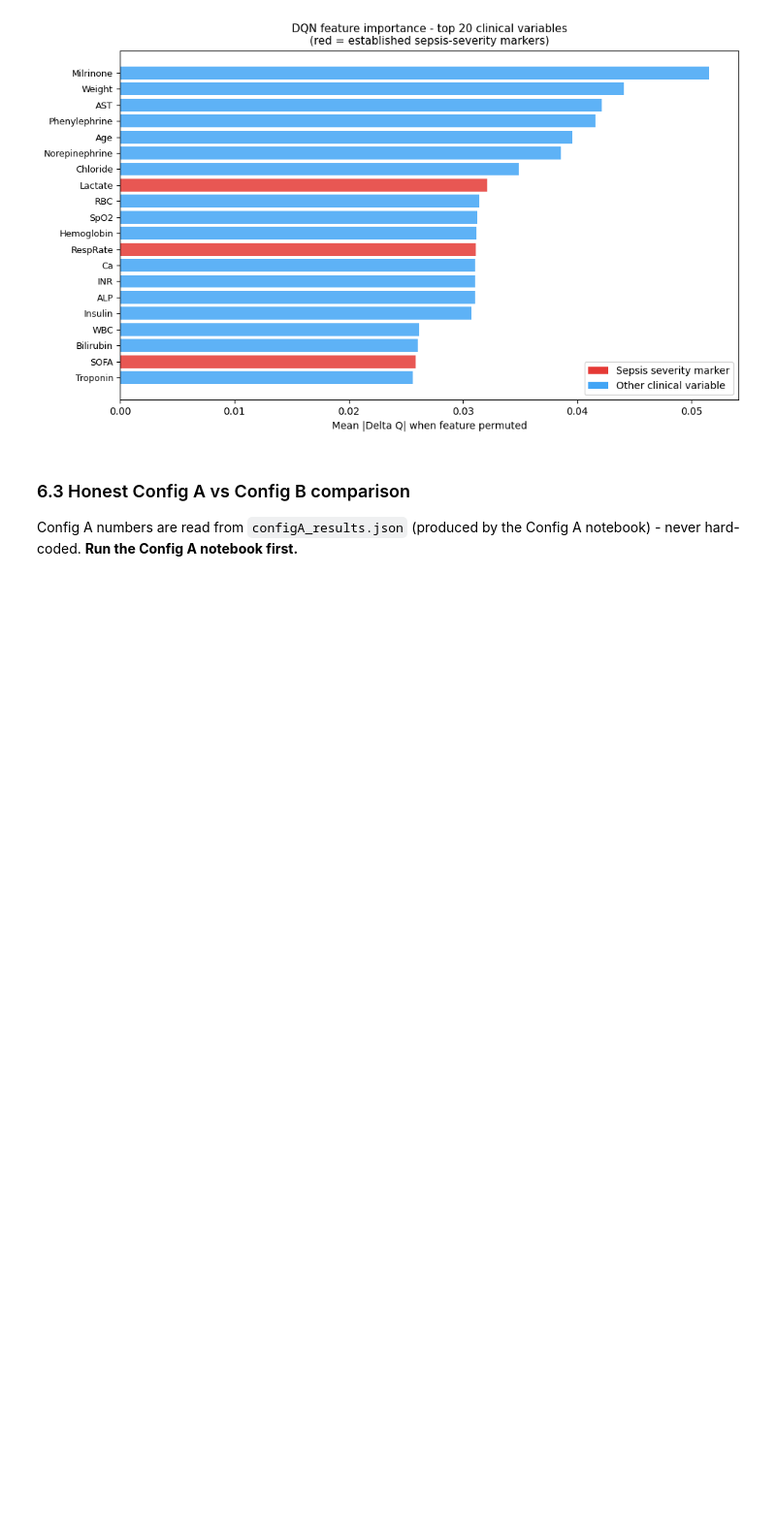
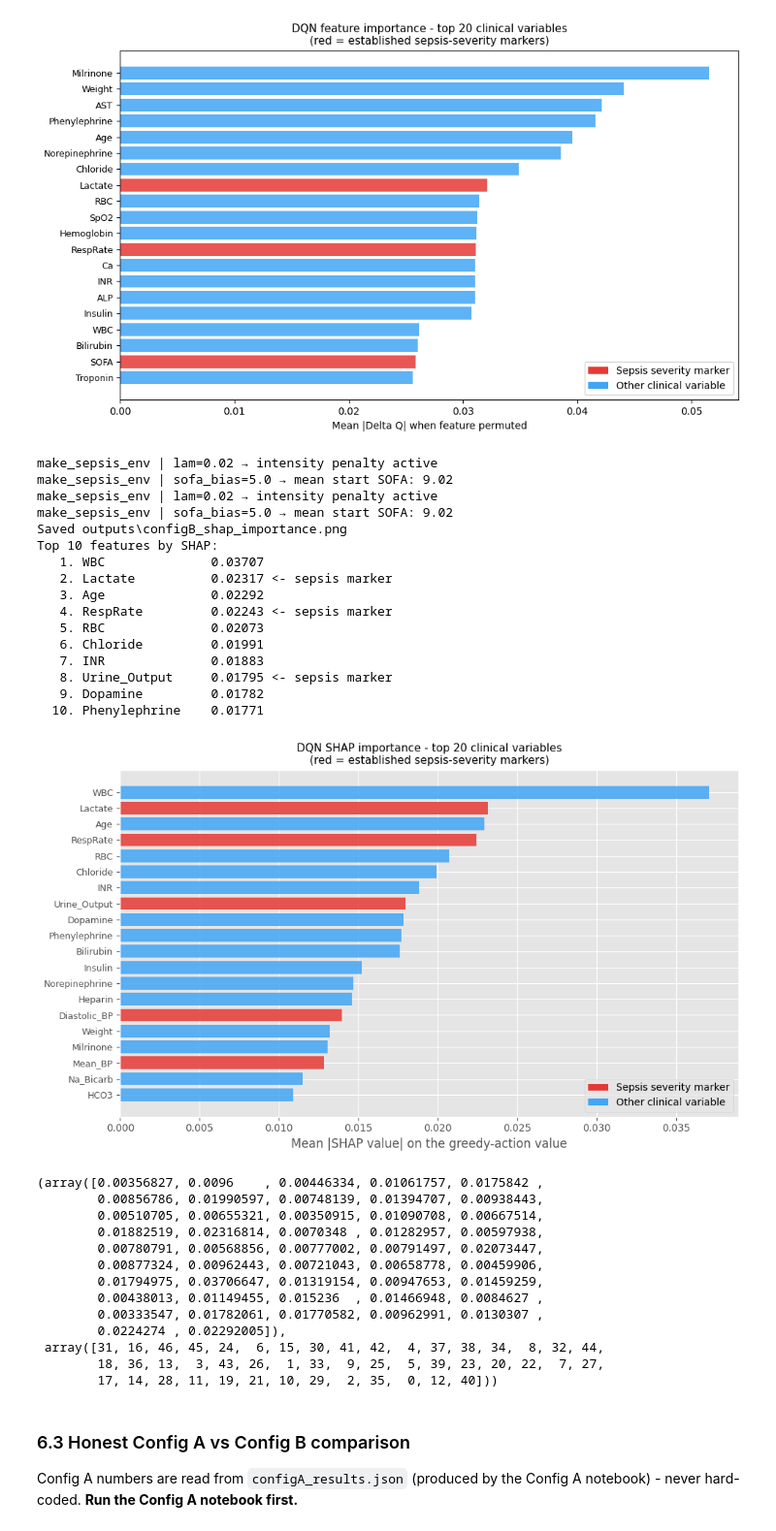
Before and after one commit to tiagoslantunes/rl-icu-sepsis, a Jupyter notebook: rl_sepsis_projectB.ipynb, the cells around one changed output. Shown at 97% size. Cells and saved outputs as stored; diff of their text form; code cells hidden in the pictures; blank space fills up the shorter version.

Commit message:
notebook(configB): add BC + SHAP extension cells, remove debug cell

```diff
--- a/rl_sepsis_projectB.ipynb
+++ b/rl_sepsis_projectB.ipynb
@@ -207,7 +207,7 @@ Saved outputs\configB_robustness_survival.png
 
 This section is intentionally disabled by default so the notebook can run end-to-end in a reasonable time. Set `RUN_OPTUNA=True` to run the short proxy search, and set `RUN_TUNED=True` only after Optuna if you want full-budget tuned training.
 # %%
-RUN_OPTUNA = True  # Set True only when you want the extra hyperparameter-search run.
+RUN_OPTUNA = False  # Set True only when you want the extra hyperparameter-search run.
 studies = {}
 
 if RUN_OPTUNA:
@@ -456,6 +456,40 @@ Top 10 decision-relevant features:
    9. RBC              0.03145
   10. SpO2             0.03121
 [figure]
+# %%
+
+srl.shap_importance_dqn('dqn_v2_1m', n_background=100, n_explain=300, top_n=20)
+# %% [output]
+make_sepsis_env | lam=0.02 → intensity penalty active
+make_sepsis_env | sofa_bias=5.0 → mean start SOFA: 9.02
+make_sepsis_env | lam=0.02 → intensity penalty active
+make_sepsis_env | sofa_bias=5.0 → mean start SOFA: 9.02
+Saved outputs\configB_shap_importance.png
+Top 10 features by SHAP:
+   1. WBC              0.03707
+   2. Lactate          0.02317 <- sepsis marker
+   3. Age              0.02292
+   4. RespRate         0.02243 <- sepsis marker
+   5. RBC              0.02073
+   6. Chloride         0.01991
+   7. INR              0.01883
+   8. Urine_Output     0.01795 <- sepsis marker
+   9. Dopamine         0.01782
+  10. Phenylephrine    0.01771
+[figure, added]
+(array([0.00356827, 0.0096    , 0.00446334, 0.01061757, 0.0175842 ,
+        0.00856786, 0.01990597, 0.00748139, 0.01394707, 0.00938443,
+        0.00510705, 0.00655321, 0.00350915, 0.01090708, 0.00667514,
+        0.01882519, 0.02316814, 0.0070348 , 0.01282957, 0.00597938,
+        0.00780791, 0.00568856, 0.00777002, 0.00791497, 0.02073447,
+        0.00877324, 0.00962443, 0.00721043, 0.00658778, 0.00459906,
+        0.01794975, 0.03706647, 0.01319154, 0.00947653, 0.01459259,
+        0.00438013, 0.01149455, 0.015236  , 0.01466948, 0.0084627 ,
+        0.00333547, 0.01782061, 0.01770582, 0.00962991, 0.0130307 ,
+        0.0224274 , 0.02292005]),
+ array([31, 16, 46, 45, 24,  6, 15, 30, 41, 42,  4, 37, 38, 34,  8, 32, 44,
+        18, 36, 13,  3, 43, 26,  1, 33,  9, 25,  5, 39, 23, 20, 22,  7, 27,
+        17, 14, 28, 11, 19, 21, 10, 29,  2, 35,  0, 12, 40]))
 # %% [markdown]
 ### 6.3 Honest Config A vs Config B comparison
 
```
Also changed, not shown: parts of 2 cells of this notebook.
